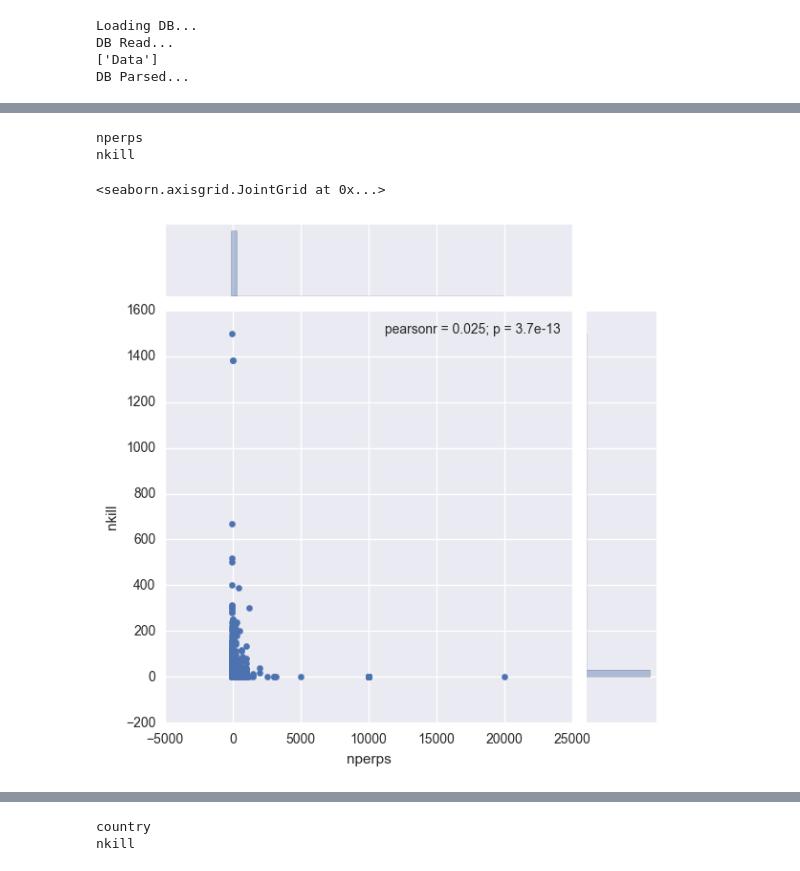
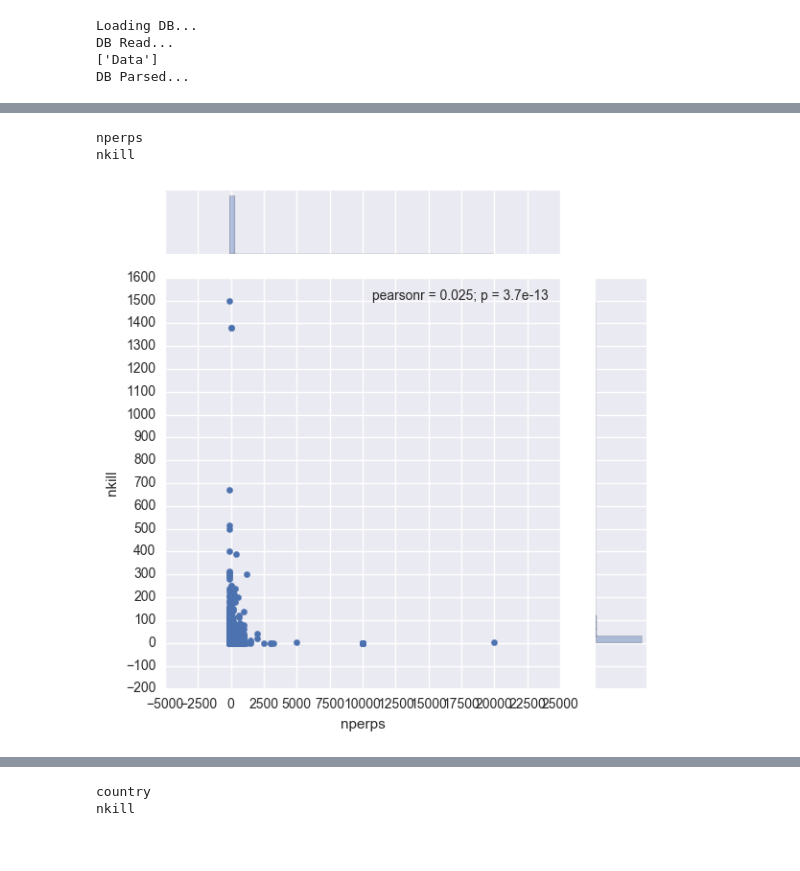
Before and after one commit to msandim/tum-data-mining-lab, a Jupyter notebook: Week 2/joint_plots.ipynb, the cells around one changed output, grey strips where cells are left out. Drawn from its saved outputs; the diff is of its cells as text; code cells hidden in the pictures.

```diff
--- a/Week 2/joint_plots.ipynb
+++ b/Week 2/joint_plots.ipynb
@@ -43,15 +149,17 @@ related
 # %%
 #nperps vs nkills
 curr = columns[71]
 sec = columns[100]
 print(curr)
 print(sec)
-sns.jointplot(curr, sec, dfs)
+g = sns.jointplot(curr, sec, dfs)
+mp.rcParams.update({'figure.autolayout': True})
+g.ax_joint.xaxis.set_major_locator(mp.ticker.MultipleLocator(2500))
+g.ax_joint.yaxis.set_major_locator(mp.ticker.MultipleLocator(100))
 # %% [output]
 nperps
 nkill
-<seaborn.axisgrid.JointGrid at 0x...>
-[figure, old version]
+[figure, new version]
 # %%
 #attacktype1_txt vs nkills
 curr = columns[28]
```
Also changed, not shown: parts of 6 cells of this notebook, 1 other file.
